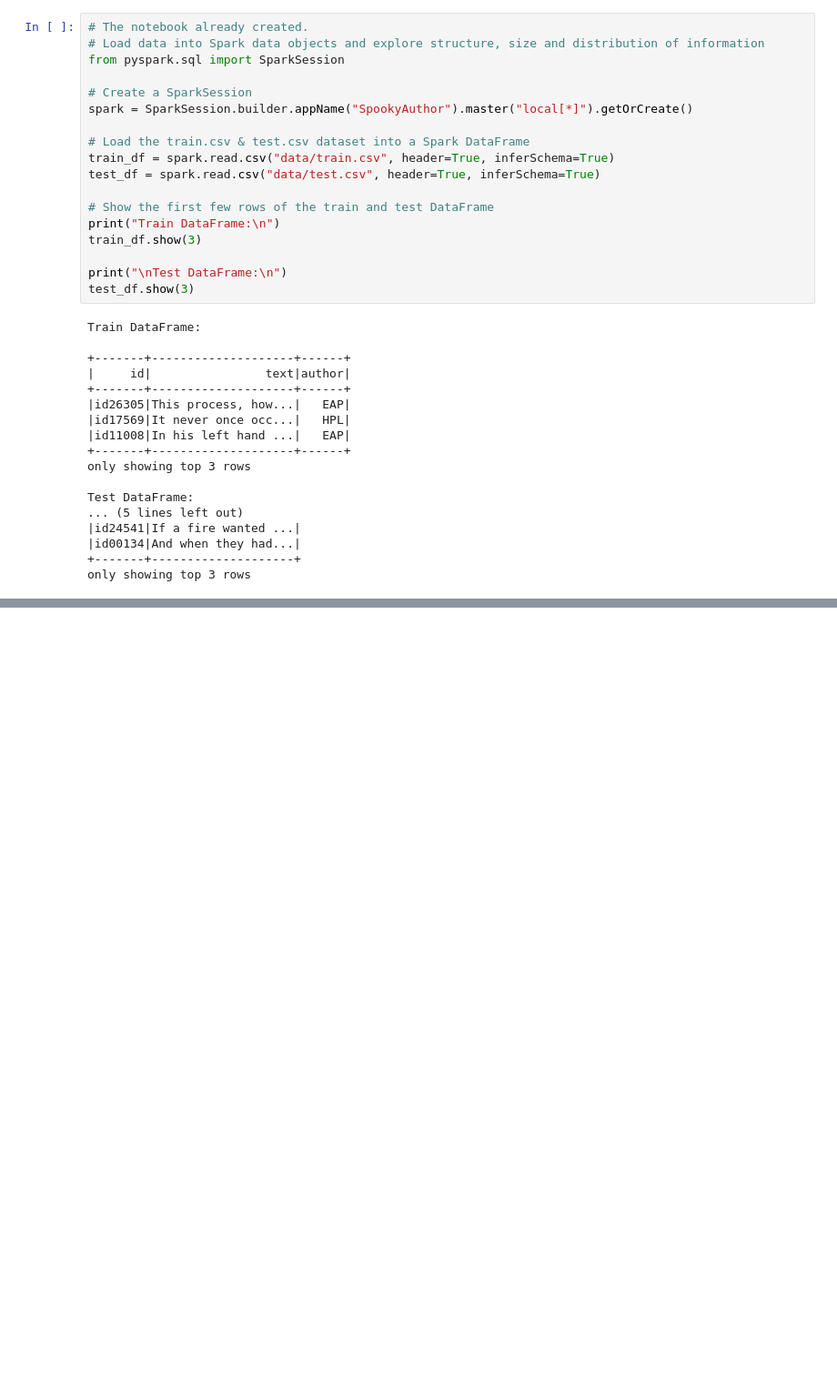
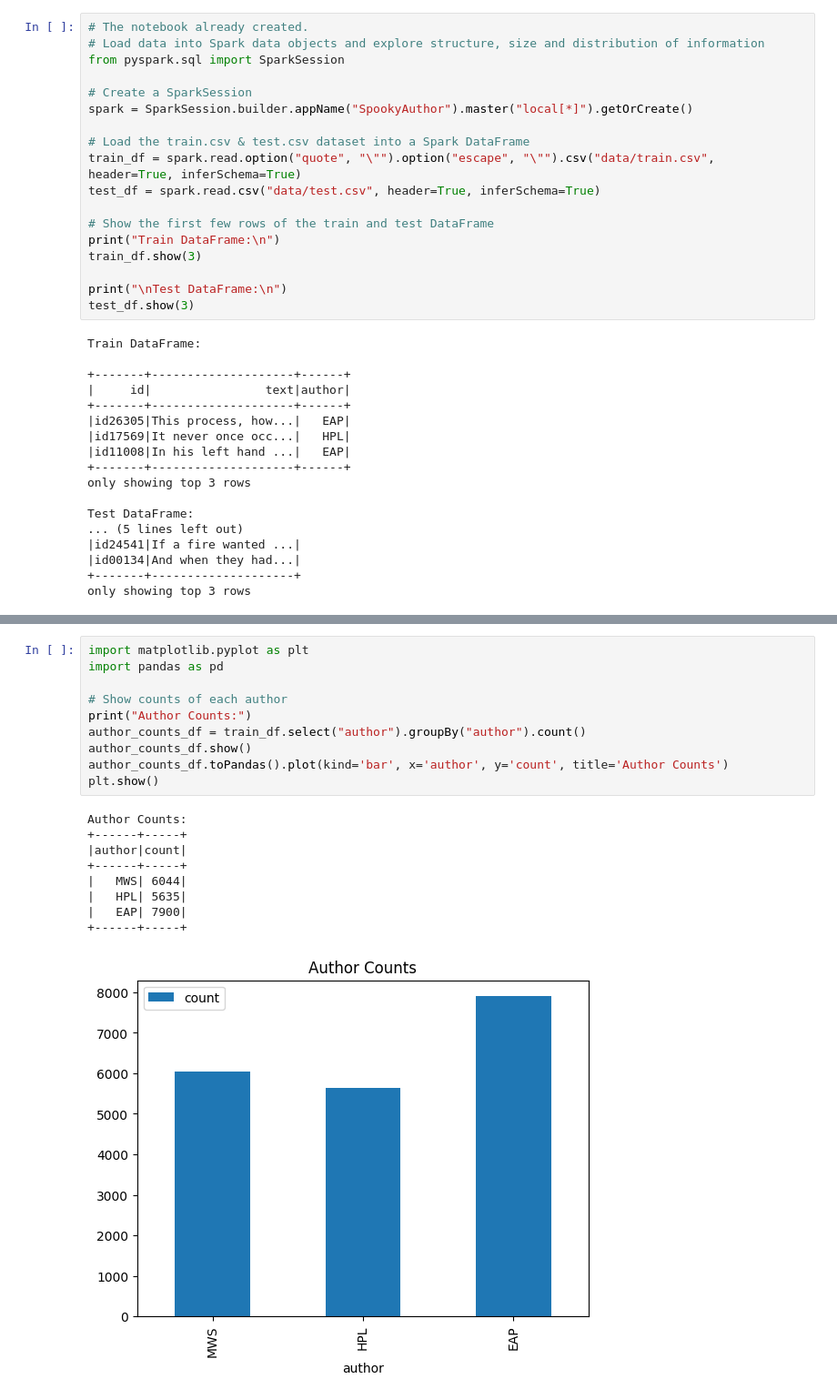
Before and after one commit to tonthattuit/cosc526-sum26-grp11, a Jupyter notebook: code_6_of_10_data_mine_team11.ipynb, the cells around one changed output, grey strips where cells are left out. Shown at 91% size. Saved outputs shown, nothing was run; the diff lists cells and outputs as text; blank space fills up the shorter version.

```diff
--- a/code_6_of_10_data_mine_team11.ipynb
+++ b/code_6_of_10_data_mine_team11.ipynb
@@ -41,7 +43,7 @@ from pyspark.sql import SparkSession
 spark = SparkSession.builder.appName("SpookyAuthor").master("local[*]").getOrCreate()
 
 # Load the train.csv & test.csv dataset into a Spark DataFrame
-train_df = spark.read.csv("data/train.csv", header=True, inferSchema=True)
+train_df = spark.read.option("quote", "\"").option("escape", "\"").csv("data/train.csv", header=True, inferSchema=True)
 test_df = spark.read.csv("data/test.csv", header=True, inferSchema=True)
 
 # Show the first few rows of the train and test DataFrame
@@ -70,0 +166,20 @@ only showing top 3 rows
+# %%
+import matplotlib.pyplot as plt
+import pandas as pd
+
+# Show counts of each author
+print("Author Counts:")
+author_counts_df = train_df.select("author").groupBy("author").count()
+author_counts_df.show()
+author_counts_df.toPandas().plot(kind='bar', x='author', y='count', title='Author Counts')
+plt.show()
+# %% [output]
+Author Counts:
++------+-----+
+|author|count|
++------+-----+
+|   MWS| 6044|
+|   HPL| 5635|
+|   EAP| 7900|
++------+-----+
+[figure, added]
```
Also changed, not shown: parts of 17 cells of this notebook.
